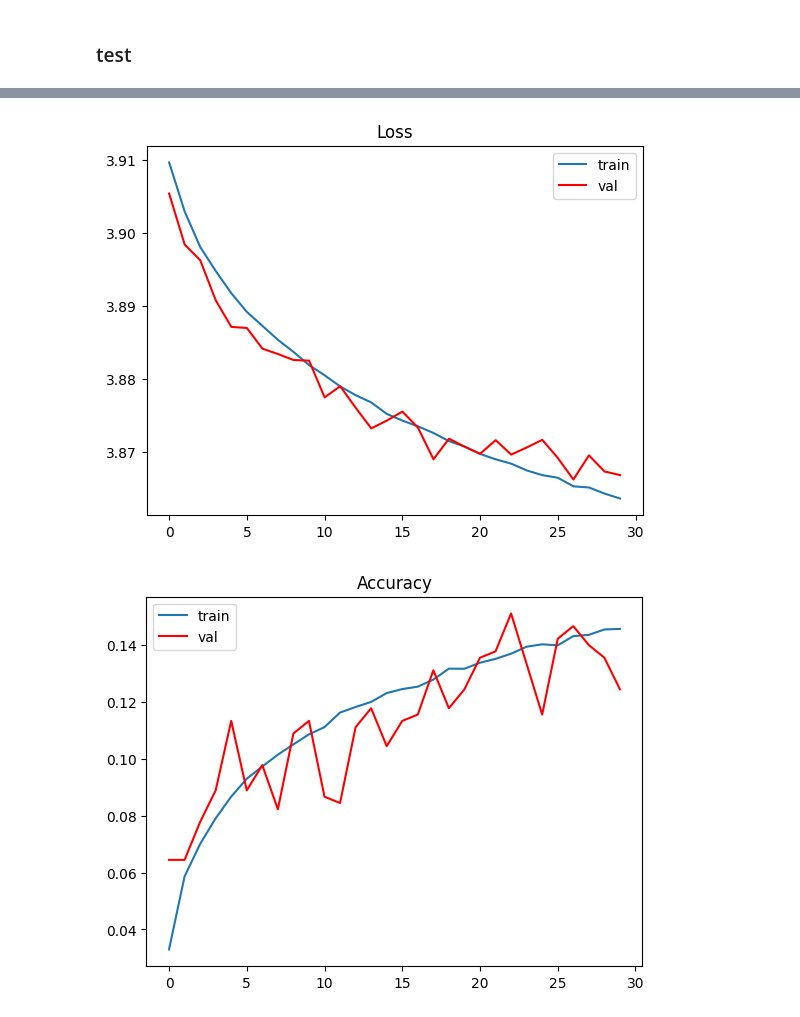
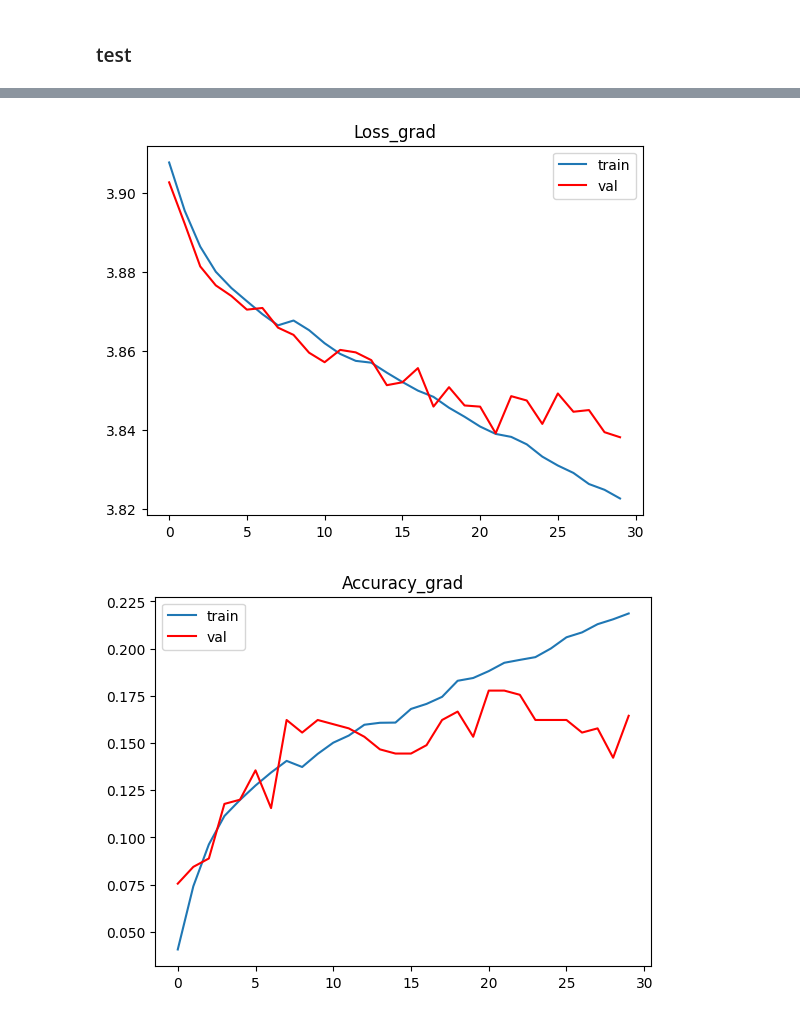
Before and after one commit to OhhhYaaa/-Deep-Learning-HW2, a Jupyter notebook: DL_HW2_lenet5 plus_grad.ipynb, the cells around one changed output, grey strips where cells are left out. Saved outputs shown, nothing was run; the diff lists cells and outputs as text; code cells hidden in the pictures.

```diff
--- a/DL_HW2_lenet5 plus_grad.ipynb
+++ b/DL_HW2_lenet5 plus_grad.ipynb
@@ -439,11 +469,11 @@ class Self_Conv():
                 for h in range(self.F):
                     for w in range(self.F):
                         dW[co, ci, h, w] = np.sum(X[:,ci,h:h+H_,w:w+W_] * dout[:,co,:,:])
-
+        self.W['grad'] = dW
         # db
         for co in range(self.Cout):
             db[co] = np.sum(dout[:,co,:,:])
-
+        self.b['grad'] = db
         dout_pad = np.pad(dout, ((0,0),(0,0),(self.F,self.F),(self.F,self.F)), 'constant')
         #print("dout_pad.shape: " + str(dout_pad.shape))
         # dX
@@ -696,33 +726,33 @@ Start Training !
 # %%
 # save params
 weights = model.get_params()
-with open("./model/lenet5.pkl","wb") as f:
+with open("./model/lenet5_grad.pkl","wb") as f:
     pickle.dump(weights, f)
 
-with open("./loss/lenet5_train_loss.txt", "w") as fp:
+with open("./loss/lenet5_train_loss_grad.txt", "w") as fp:
     json.dump(train_loss, fp)
-with open("./acc/lenet5_train_acc.txt", "w") as fp:
+with open("./acc/lenet5_train_acc_grad.txt", "w") as fp:
     json.dump(train_acc, fp)
-with open("./loss/lenet5_val_loss.txt", "w") as fp:
+with open("./loss/lenet5_val_loss_grad.txt", "w") as fp:
     json.dump(val_loss, fp)
-with open("./acc/lenet5_val_acc.txt", "w") as fp:
+with open("./acc/lenet5_val_acc_grad.txt", "w") as fp:
     json.dump(val_acc, fp)
 
 # draw
-plt.title('Loss')
+plt.title('Loss_grad')
 plt.plot(range(n_epochs), train_loss, label="train")
 plt.plot(range(n_epochs), val_loss, label="val", c = 'red')
 plt.legend()
-plt.savefig('./figure/lenet5_loss.png')
+plt.savefig('./figure/lenet5_loss_grad.png')
 plt.show()
 
-plt.title('Accuracy')
+plt.title('Accuracy_grad')
 plt.plot(range(n_epochs), train_acc, label="train")
 plt.plot(range(n_epochs), val_acc, label="val", c = 'red')
 plt.legend()
-plt.savefig('./figure/lenet5_acc.png')
+plt.savefig('./figure/lenet5_acc_grad.png')
 plt.show()
 # %% [output]
-[figure, old version]
+[figure, new version]
-[figure, old version]
+[figure, new version]
 # %%
```
Also changed, not shown: parts of 6 cells of this notebook, 11 other files.
